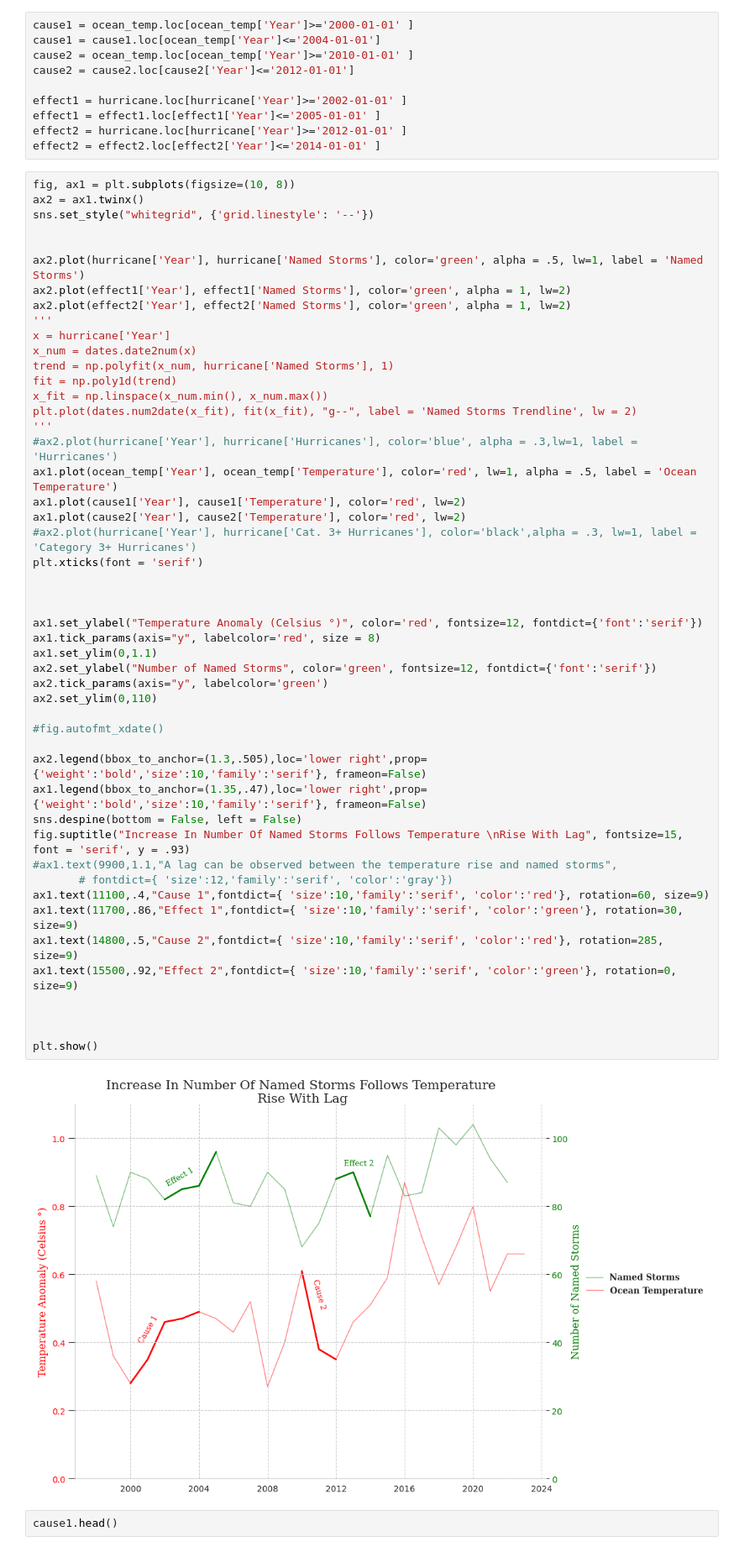
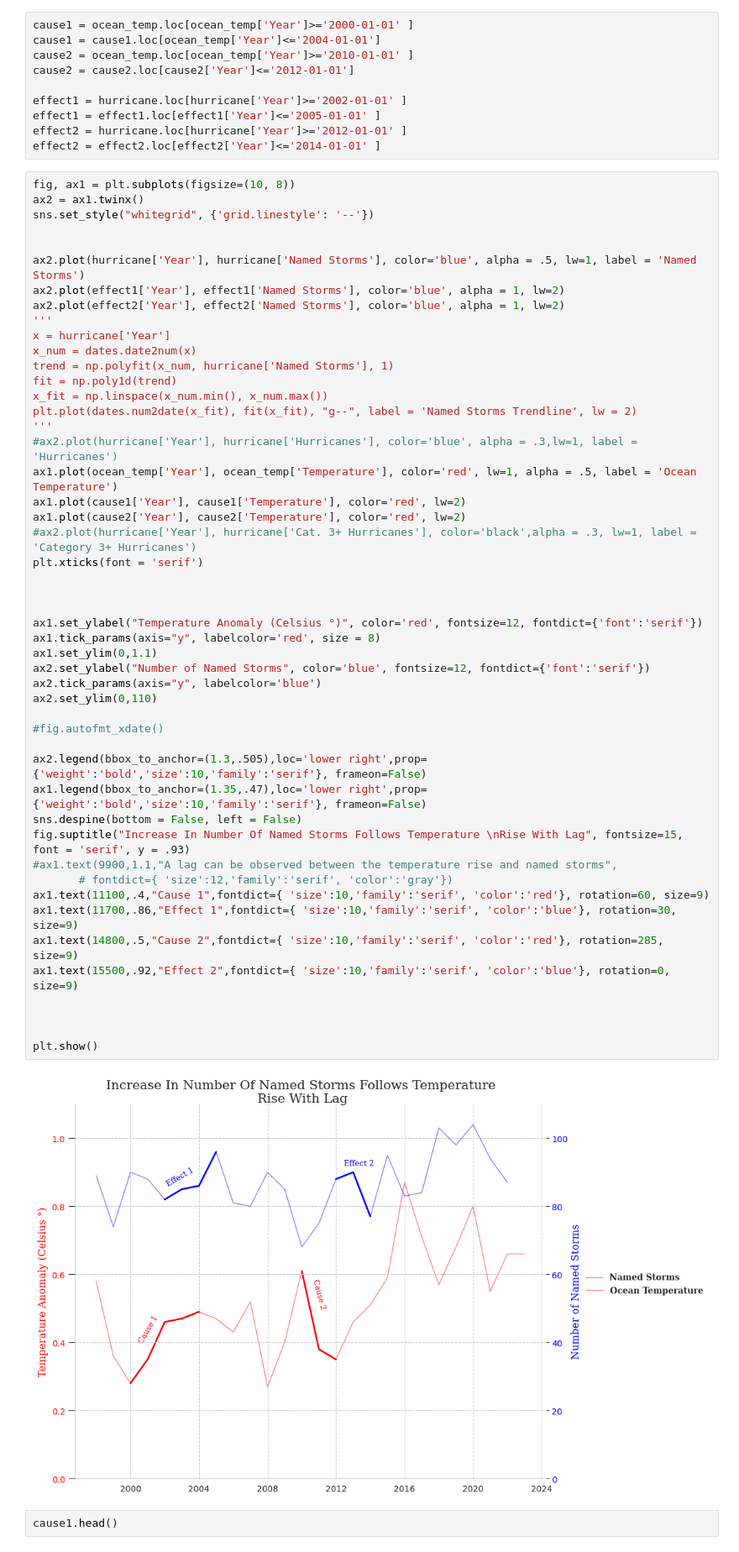
Before and after one commit to Umerfarooq122/What-Is-The-Effect-Of-The-Earth-s-Temperature-on-Cyclonic-Storms-, a Jupyter notebook: What_Is_The_Effect_Of_The_Earth's_Temperature_on_Cyclonic_Storms?.ipynb, the cells around one changed output. Shown at 84% size. Saved outputs shown, nothing was run; the diff lists cells and outputs as text.

```diff
--- a/What_Is_The_Effect_Of_The_Earth's_Temperature_on_Cyclonic_Storms?.ipynb
+++ b/What_Is_The_Effect_Of_The_Earth's_Temperature_on_Cyclonic_Storms?.ipynb
@@ -363,9 +365,9 @@ ax2 = ax1.twinx()
 sns.set_style("whitegrid", {'grid.linestyle': '--'})
 
 
-ax2.plot(hurricane['Year'], hurricane['Named Storms'], color='green', alpha = .5, lw=1, label = 'Named Storms')
-ax2.plot(effect1['Year'], effect1['Named Storms'], color='green', alpha = 1, lw=2)
-ax2.plot(effect2['Year'], effect2['Named Storms'], color='green', alpha = 1, lw=2)
+ax2.plot(hurricane['Year'], hurricane['Named Storms'], color='blue', alpha = .5, lw=1, label = 'Named Storms')
+ax2.plot(effect1['Year'], effect1['Named Storms'], color='blue', alpha = 1, lw=2)
+ax2.plot(effect2['Year'], effect2['Named Storms'], color='blue', alpha = 1, lw=2)
 '''
 x = hurricane['Year']
 x_num = dates.date2num(x)
@@ -376,38 +378,38 @@ plt.plot(dates.num2date(x_fit), fit(x_fit), "g--", label = 'Named Storms Trendli
 '''
 #ax2.plot(hurricane['Year'], hurricane['Hurricanes'], color='blue', alpha = .3,lw=1, label = 'Hurricanes')
 ax1.plot(ocean_temp['Year'], ocean_temp['Temperature'], color='red', lw=1, alpha = .5, label = 'Ocean Temperature')
 ax1.plot(cause1['Year'], cause1['Temperature'], color='red', lw=2)
 ax1.plot(cause2['Year'], cause2['Temperature'], color='red', lw=2)
 #ax2.plot(hurricane['Year'], hurricane['Cat. 3+ Hurricanes'], color='black',alpha = .3, lw=1, label = 'Category 3+ Hurricanes')
 plt.xticks(font = 'serif')
 
 
 
 ax1.set_ylabel("Temperature Anomaly (Celsius °)", color='red', fontsize=12, fontdict={'font':'serif'})
 ax1.tick_params(axis="y", labelcolor='red', size = 8)
 ax1.set_ylim(0,1.1)
-ax2.set_ylabel("Number of Named Storms", color='green', fontsize=12, fontdict={'font':'serif'})
-ax2.tick_params(axis="y", labelcolor='green')
+ax2.set_ylabel("Number of Named Storms", color='blue', fontsize=12, fontdict={'font':'serif'})
+ax2.tick_params(axis="y", labelcolor='blue')
 ax2.set_ylim(0,110)
 
 #fig.autofmt_xdate()
 
 ax2.legend(bbox_to_anchor=(1.3,.505),loc='lower right',prop={'weight':'bold','size':10,'family':'serif'}, frameon=False)
 ax1.legend(bbox_to_anchor=(1.35,.47),loc='lower right',prop={'weight':'bold','size':10,'family':'serif'}, frameon=False)
 sns.despine(bottom = False, left = False)
 fig.suptitle("Increase In Number Of Named Storms Follows Temperature \nRise With Lag", fontsize=15, font = 'serif', y = .93)
 #ax1.text(9900,1.1,"A lag can be observed between the temperature rise and named storms",
        # fontdict={ 'size':12,'family':'serif', 'color':'gray'})
 ax1.text(11100,.4,"Cause 1",fontdict={ 'size':10,'family':'serif', 'color':'red'}, rotation=60, size=9)
-ax1.text(11700,.86,"Effect 1",fontdict={ 'size':10,'family':'serif', 'color':'green'}, rotation=30, size=9)
+ax1.text(11700,.86,"Effect 1",fontdict={ 'size':10,'family':'serif', 'color':'blue'}, rotation=30, size=9)
 ax1.text(14800,.5,"Cause 2",fontdict={ 'size':10,'family':'serif', 'color':'red'}, rotation=285, size=9)
-ax1.text(15500,.92,"Effect 2",fontdict={ 'size':10,'family':'serif', 'color':'green'}, rotation=0, size=9)
+ax1.text(15500,.92,"Effect 2",fontdict={ 'size':10,'family':'serif', 'color':'blue'}, rotation=0, size=9)
 
 
 
 plt.show()
 # %% [output]
-[figure, old version]
+[figure, new version]
 # %%
 cause1.head()
 # %% [output]
```
Also changed, not shown: parts of 7 cells of this notebook, 2 other files.
